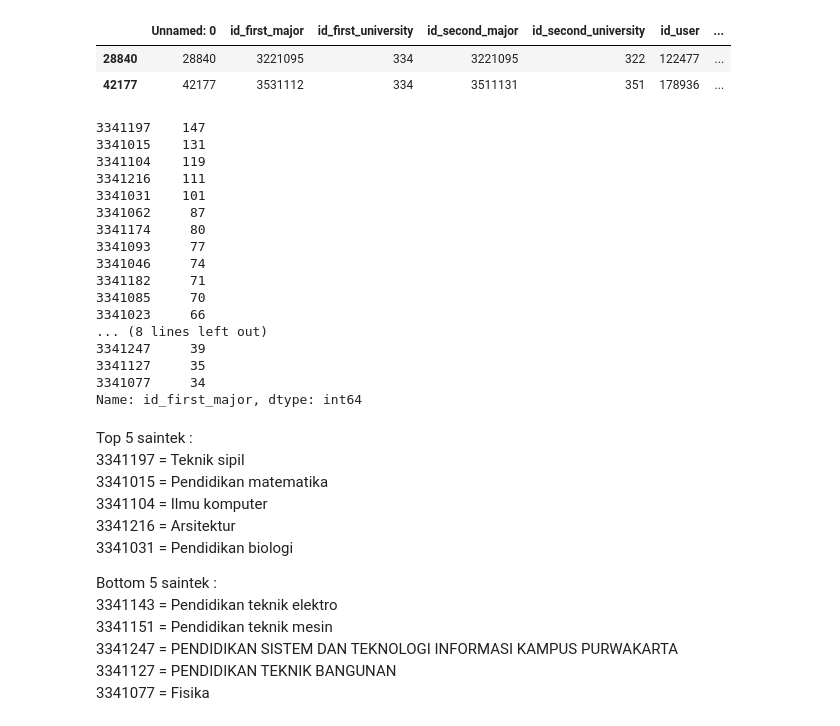
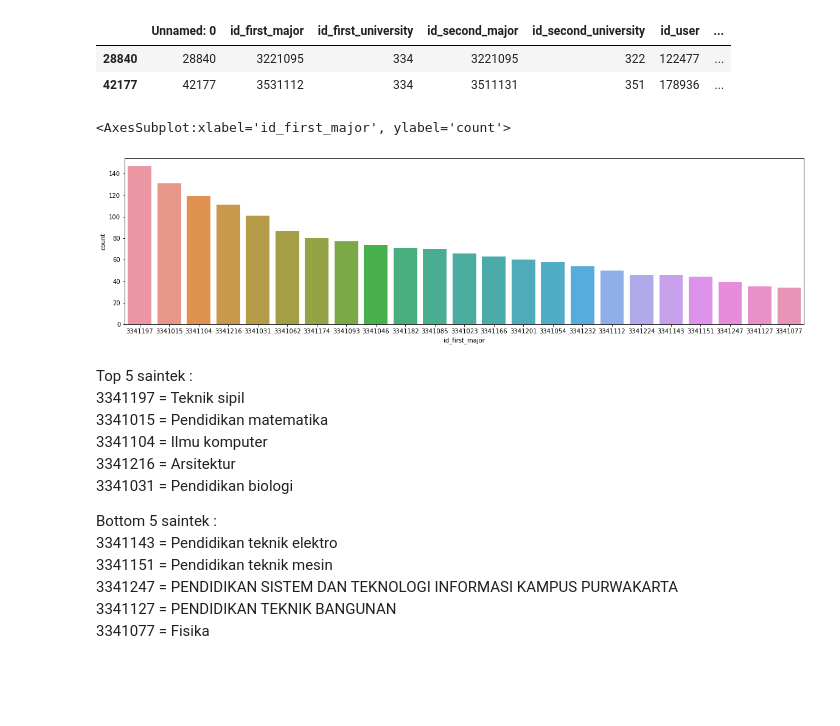
Before and after one commit to WataKoro/Data-Mining, a Jupyter notebook: DataMining_Kelompok 8.ipynb, the cells around one changed output. Drawn from its saved outputs; the diff is of its cells as text; code cells hidden in the pictures; blank space fills up the shorter version.

```diff
--- a/DataMining_Kelompok 8.ipynb
+++ b/DataMining_Kelompok 8.ipynb
@@ -320,25 +276,12 @@ dfupifst.loc[(dfupifst.id_first_major == 3531112) | (dfupifst.id_first_major ==
 # %%
 dfupifst.drop(dfupifst[(dfupifst.id_first_major == 3531112)].index, inplace = True)
 dfupifst.drop(dfupifst[(dfupifst.id_first_major == 3221095)].index, inplace = True)
-dfupifst.id_first_major.value_counts()
-# %% [output]
-3341197    147
-3341015    131
-3341104    119
-3341216    111
-3341031    101
-3341062     87
-3341174     80
-3341093     77
-3341046     74
-3341182     71
-3341085     70
-3341023     66
-... (8 lines left out)
-3341247     39
-3341127     35
-3341077     34
-Name: id_first_major, dtype: int64
+# %%
+fig, ax= plt.subplots(figsize=(20,5))
+sns.countplot(x="id_first_major", data=dfupifst, order=dfupifst.id_first_major.value_counts().index)
+# %% [output]
+<AxesSubplot:xlabel='id_first_major', ylabel='count'>
+[figure, added]
 # %% [markdown]
 Top 5 saintek :\
 3341197 = Teknik sipil \
```
Also changed, not shown: parts of 27 cells of this notebook.
